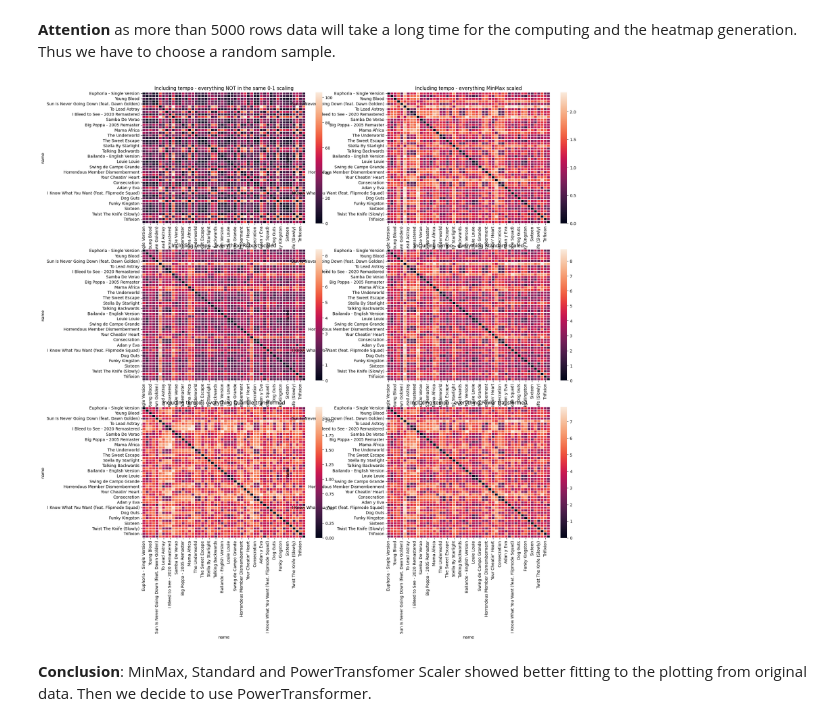
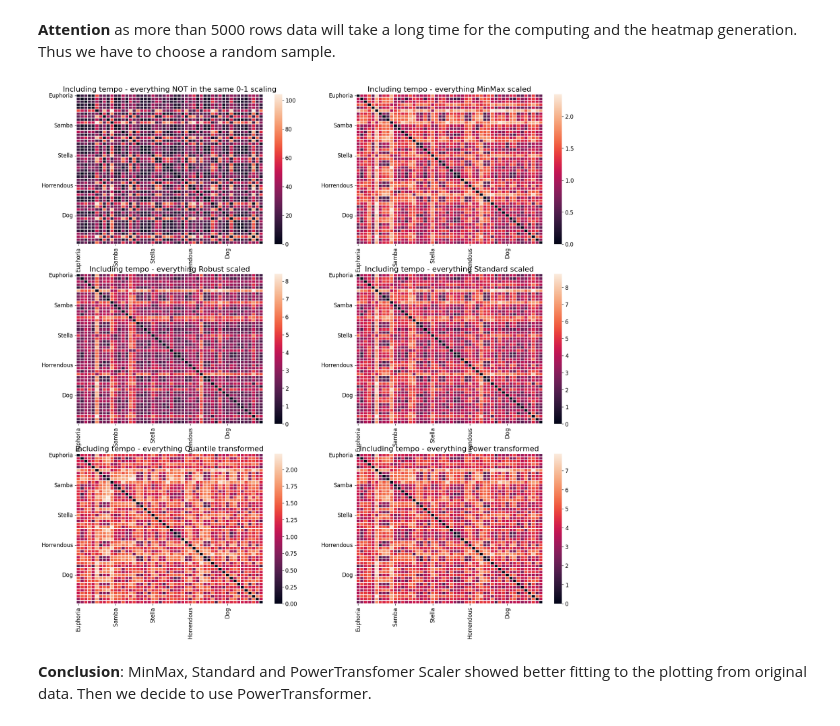
Before and after one commit to PhoenixCC0722/JoinTheGame_Magist, a Jupyter notebook: Chapter6_ML_5_pca.ipynb, the cells around one changed output. Cells and saved outputs as stored; diff of their text form; code cells hidden in the pictures.

```diff
--- a/Chapter6_ML_5_pca.ipynb
+++ b/Chapter6_ML_5_pca.ipynb
@@ -458,6 +458,12 @@ with_tempo_power = scaler_p.fit_transform(songs_df)
 2.1. All 6 Histograms for comparison
 # %%
 fig, ax = plt.subplots(3, 2, figsize=(20, 20))
+
+# Increase font size for axis labels (applied to each subplot)
+for i in range(3):
+    for j in range(2):
+        ax[i, j].set_xlabel("Tempo", fontsize=16)
+        ax[i, j].set_ylabel("Frequency", fontsize=16)
 
 # as the 'tempo' is at the last column, then have the index for iloc as -1.
 sns.histplot(data=songs_df.iloc[:,-1], bins=10, kde=True, ax=ax[0, 0]);
@@ -467,12 +473,17 @@ sns.histplot(data=with_tempo_standard.iloc[:,-1], bins=10, kde=True, ax=ax[1, 1]
 sns.histplot(data=with_tempo_quantile.iloc[:,-1], bins=10, kde=True, ax=ax[2, 0]);
 sns.histplot(data=with_tempo_power.iloc[:,-1], bins=10, kde=True, ax=ax[2, 1]);
 
-ax[0, 0].set_title('Distribution of tempo without scaling')
-ax[0, 1].set_title('Distribution of age with MinMax scaling')
-ax[1, 0].set_title('Distribution of age with Robust scaling')
-ax[1, 1].set_title('Distribution of age with Standard scaling')
-ax[2, 0].set_title('Distribution of age with Quantile transforming')
-ax[2, 1].set_title('Distribution of age with Power transforming')
+ax[0, 0].set_title('Distribution of tempo without scaling', fontsize=20)
+ax[0, 1].set_title('Distribution of tempo with MinMax scaling', fontsize=20)
+ax[1, 0].set_title('Distribution of tempo with Robust scaling', fontsize=20)
+ax[1, 1].set_title('Distribution of tempo with Standard scaling', fontsize=20)
+ax[2, 0].set_title('Distribution of tempo with Quantile transforming', fontsize=20)
+ax[2, 1].set_title('Distribution of tempo with Power transforming', fontsize=20)
+
+# Increase font size for tick labels
+for i in range(3):
+    for j in range(2):
+        ax[i, j].tick_params(axis='both', labelsize=16)  # Adjust labelsize as needed
 
 plt.show()
 # %% [output]
@@ -519,23 +539,44 @@ with_tempo_power_distances = pd.DataFrame(pairwise_distances(with_tempo_power_sa
 # %%
 fig, ax = plt.subplots(3, 2, figsize=(20, 20))
 
 sns.heatmap(with_tempo_distances_df, ax=ax[0, 0], linewidths=.2);
 sns.heatmap(with_tempo_minmax_distances, ax=ax[0, 1], linewidths=.2);
 sns.heatmap(with_tempo_robust_distances, ax=ax[1, 0], linewidths=.2);
 sns.heatmap(with_tempo_standard_distances, ax=ax[1, 1], linewidths=.2);
 sns.heatmap(with_tempo_quantile_distances, ax=ax[2, 0], linewidths=.2);
 sns.heatmap(with_tempo_power_distances, ax=ax[2, 1], linewidths=.2);
 
 ax[0, 0].set_title('Including tempo - everything NOT in the same 0-1 scaling')
 ax[0, 1].set_title('Including tempo - everything MinMax scaled')
 ax[1, 0].set_title('Including tempo - everything Robust scaled')
 ax[1, 1].set_title('Including tempo - everything Standard scaled')
 ax[2, 0].set_title('Including tempo - everything Quantile transformed')
 ax[2, 1].set_title('Including tempo - everything Power transformed')
 
+# Increase font size for titles
+for i in range(3):
+    for j in range(2):
+        ax[i, j].set_title(ax[i, j].get_title(), fontsize=16)  # Adjust fontsize as needed
+
+# Increase font size for tick labels
+for i in range(3):
+    for j in range(2):
+        ax[i, j].tick_params(axis='both', labelsize=12)  # Adjust labelsize as needed
+        ax[i, j].set_xticks(ax[i, j].get_xticks()[::5])
+        ax[i, j].set_yticks(ax[i, j].get_yticks()[::5])
+
+# Increase colorbar font size
+for i in range(3):
+    for j in range(2):
+        # Get the colorbar object for the subplot
+        colorbar = ax[i, j].collections[0].colorbar
+        if colorbar is not None:
+            # Set the font size for the colorbar labels
+            colorbar.ax.tick_params(labelsize=12)  # Adjust fontsize as needed
+
 plt.show()
 # %% [output]
-[figure, old version]
+[figure, new version]
 # %% [markdown]
 **Conclusion**: MinMax, Standard and PowerTransfomer Scaler showed better fitting to the plotting from original data. Then we decide to use PowerTransformer.
 # %% [markdown]
```
Also changed, not shown: parts of 2 cells of this notebook.
